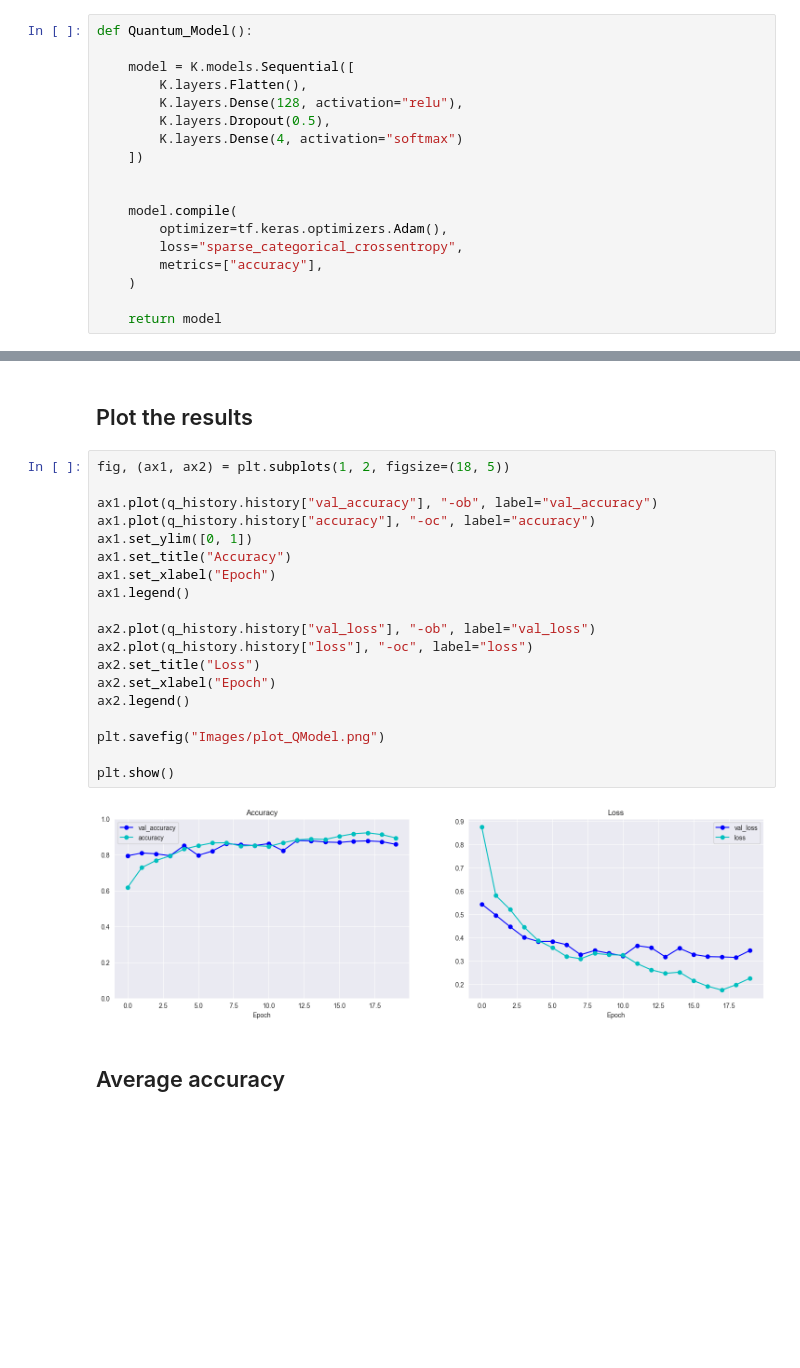
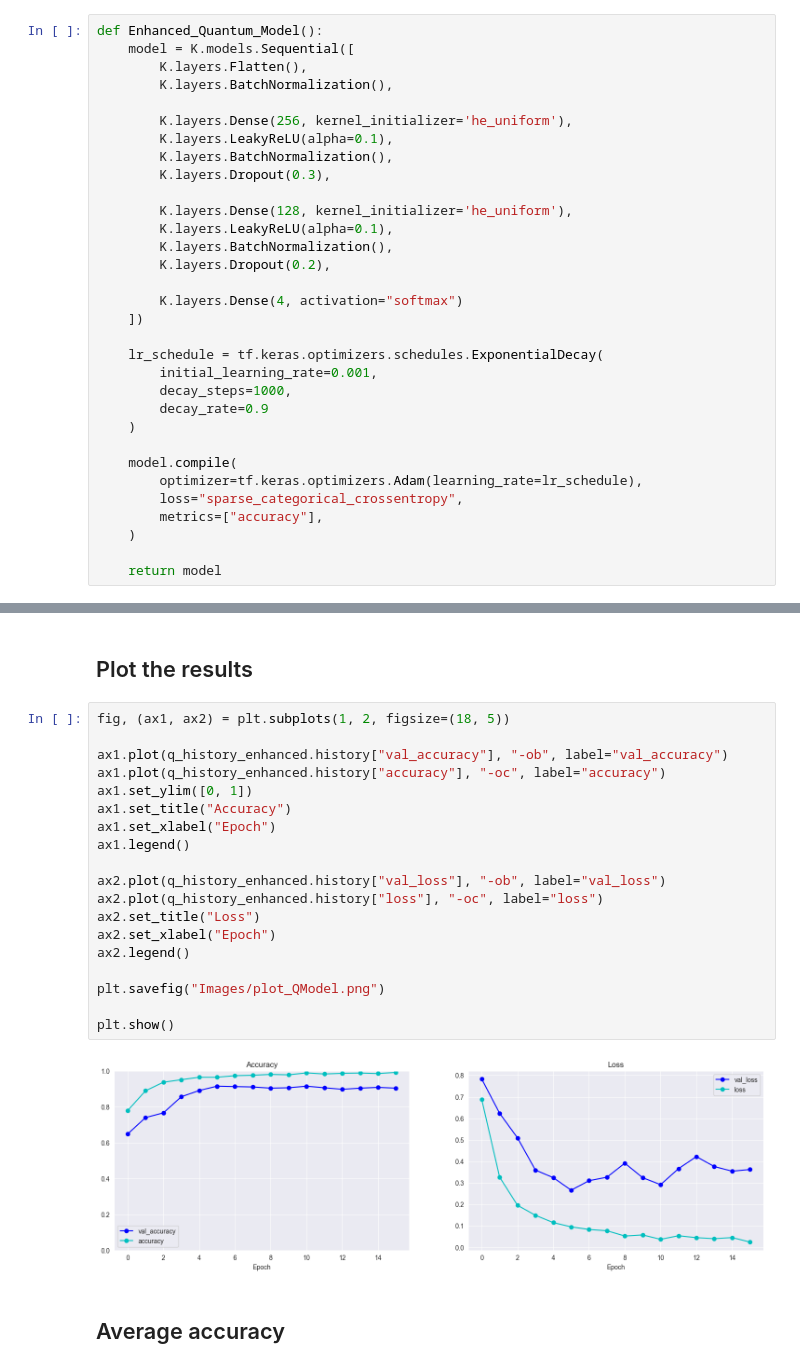
Before and after one commit to ahkatlio/QCNN_for_brain_cancer, a Jupyter notebook: Model.ipynb, the cells around one changed output, grey strips where cells are left out. Drawn from its saved outputs; the diff is of its cells as text; blank space fills up the shorter version.

```diff
--- a/Model.ipynb
+++ b/Model.ipynb
@@ -419,18 +419,32 @@ y_test shape: (458,)
 # %% [markdown]
 ## Creating the Quantum model
 # %%
-def Quantum_Model():
-
+def Enhanced_Quantum_Model():
     model = K.models.Sequential([
         K.layers.Flatten(),
-        K.layers.Dense(128, activation="relu"),
-        K.layers.Dropout(0.5),
+        K.layers.BatchNormalization(),
+
+        K.layers.Dense(256, kernel_initializer='he_uniform'),
+        K.layers.LeakyReLU(alpha=0.1),
+        K.layers.BatchNormalization(),
+        K.layers.Dropout(0.3),
+
+        K.layers.Dense(128, kernel_initializer='he_uniform'),
+        K.layers.LeakyReLU(alpha=0.1),
+        K.layers.BatchNormalization(),
+        K.layers.Dropout(0.2),
+
         K.layers.Dense(4, activation="softmax")
     ])
 
+    lr_schedule = tf.keras.optimizers.schedules.ExponentialDecay(
+        initial_learning_rate=0.001,
+        decay_steps=1000,
+        decay_rate=0.9
+    )
 
     model.compile(
-        optimizer=tf.keras.optimizers.Adam(),
+        optimizer=tf.keras.optimizers.Adam(learning_rate=lr_schedule),
         loss="sparse_categorical_crossentropy",
         metrics=["accuracy"],
     )
@@ -484,24 +517,24 @@ q_model.save('QModel.h5')
 # %%
 fig, (ax1, ax2) = plt.subplots(1, 2, figsize=(18, 5))
 
-ax1.plot(q_history.history["val_accuracy"], "-ob", label="val_accuracy")
-ax1.plot(q_history.history["accuracy"], "-oc", label="accuracy")
+ax1.plot(q_history_enhanced.history["val_accuracy"], "-ob", label="val_accuracy")
+ax1.plot(q_history_enhanced.history["accuracy"], "-oc", label="accuracy")
 ax1.set_ylim([0, 1])
 ax1.set_title("Accuracy")
 ax1.set_xlabel("Epoch")
 ax1.legend()
 
-ax2.plot(q_history.history["val_loss"], "-ob", label="val_loss")
-ax2.plot(q_history.history["loss"], "-oc", label="loss")
+ax2.plot(q_history_enhanced.history["val_loss"], "-ob", label="val_loss")
+ax2.plot(q_history_enhanced.history["loss"], "-oc", label="loss")
 ax2.set_title("Loss")
 ax2.set_xlabel("Epoch")
 ax2.legend()
 
 plt.savefig("Images/plot_QModel.png")
 
 plt.show()
 # %% [output]
-[figure, old version]
+[figure, new version]
 # %% [markdown]
 ## Average accuracy
 # %%
```
Also changed, not shown: parts of 16 cells of this notebook, 2 other files.
